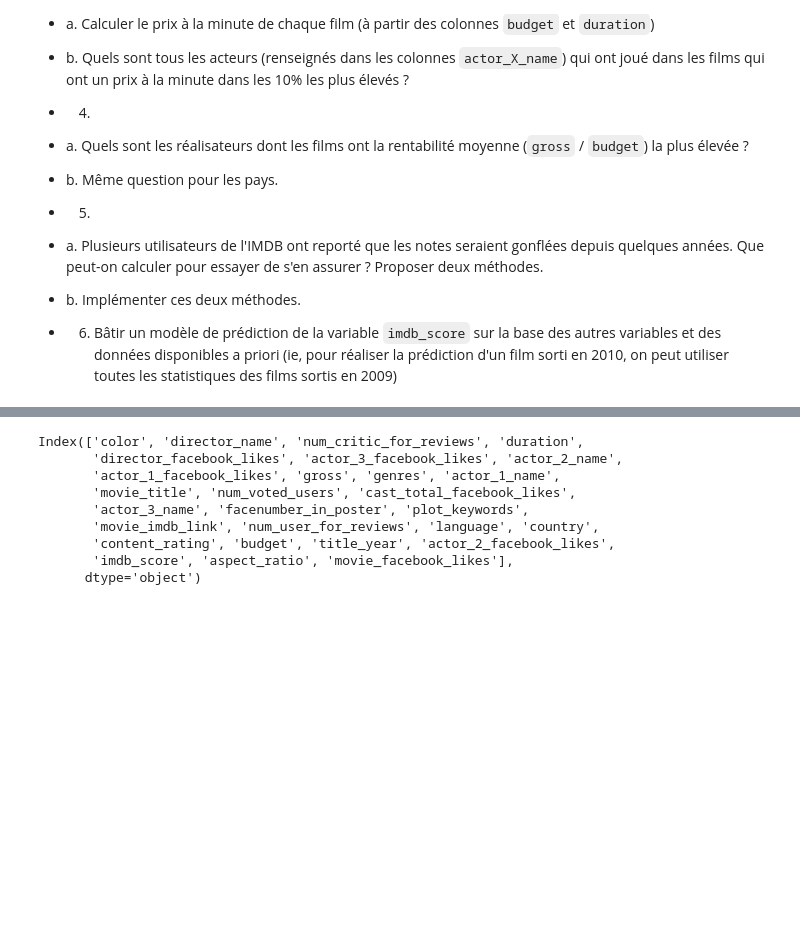
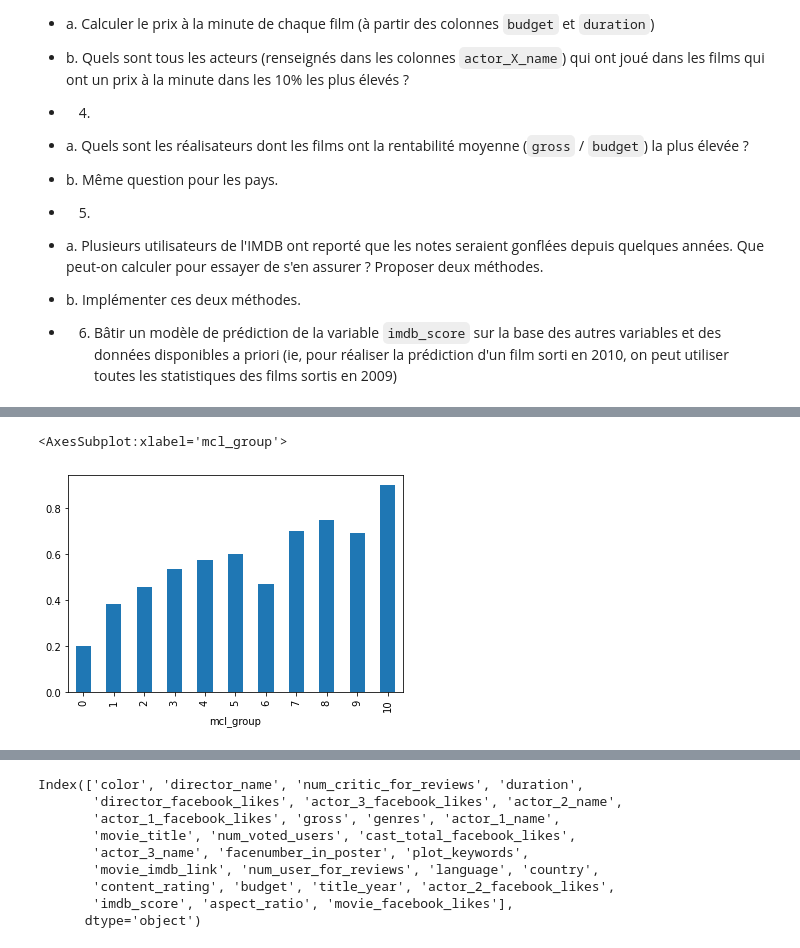
Before and after one commit to Selimmmm/data-science-1-public, a Jupyter notebook: tps/exercice_3.ipynb, the cells around one changed output, grey strips where cells are left out. Drawn from its saved outputs; the diff is of its cells as text; code cells hidden in the pictures; blank space fills up the shorter version.

```diff
--- a/tps/exercice_3.ipynb
+++ b/tps/exercice_3.ipynb
@@ -64,0 +132,16 @@ for director in directors_more_movies[20:40]:
+# %%
+df = pd.read_csv("../data/imdb/movie_metadata.csv")
+df["is_good_movie"] = df["imdb_score"] >= 7
+
+mask = df.country.isin(["USA", "UK"]) & (df.title_year >= 2000) &(~df.duration.isnull())
+df = df[mask]
+print(len(df), "après filtres UK-USA - year >= 2000 - et duration pas nulle")
+
+
+### GROUPE DE DURÉE
+# => divise par 30 min
+#df["duration_group"] = (df["duration"] / 30).astype(int)
+df['duration_group'] = df['duration'] .map(lambda d: d - d % 30 + 30)
+df['duration_group'].value_counts().sort_index()
+
+df.groupby('duration_group').is_good_movie.mean()
@@ -64,0 +162,13 @@ for director in directors_more_movies[20:40]:
+# %%
+def mcl_cut(mcl):
+    if mcl >= 100_000:
+        return 10
+    mcl_group = int(mcl / 10_000) # 0 et 9
+    return mcl_group
+
+df["mcl_group"] = df["movie_facebook_likes"].map(mcl_cut)
+
+df.groupby('mcl_group').is_good_movie.mean().plot.bar()
+# %% [output]
+<AxesSubplot:xlabel='mcl_group'>
+[figure, added]
```
Also changed, not shown: parts of 15 cells of this notebook.
